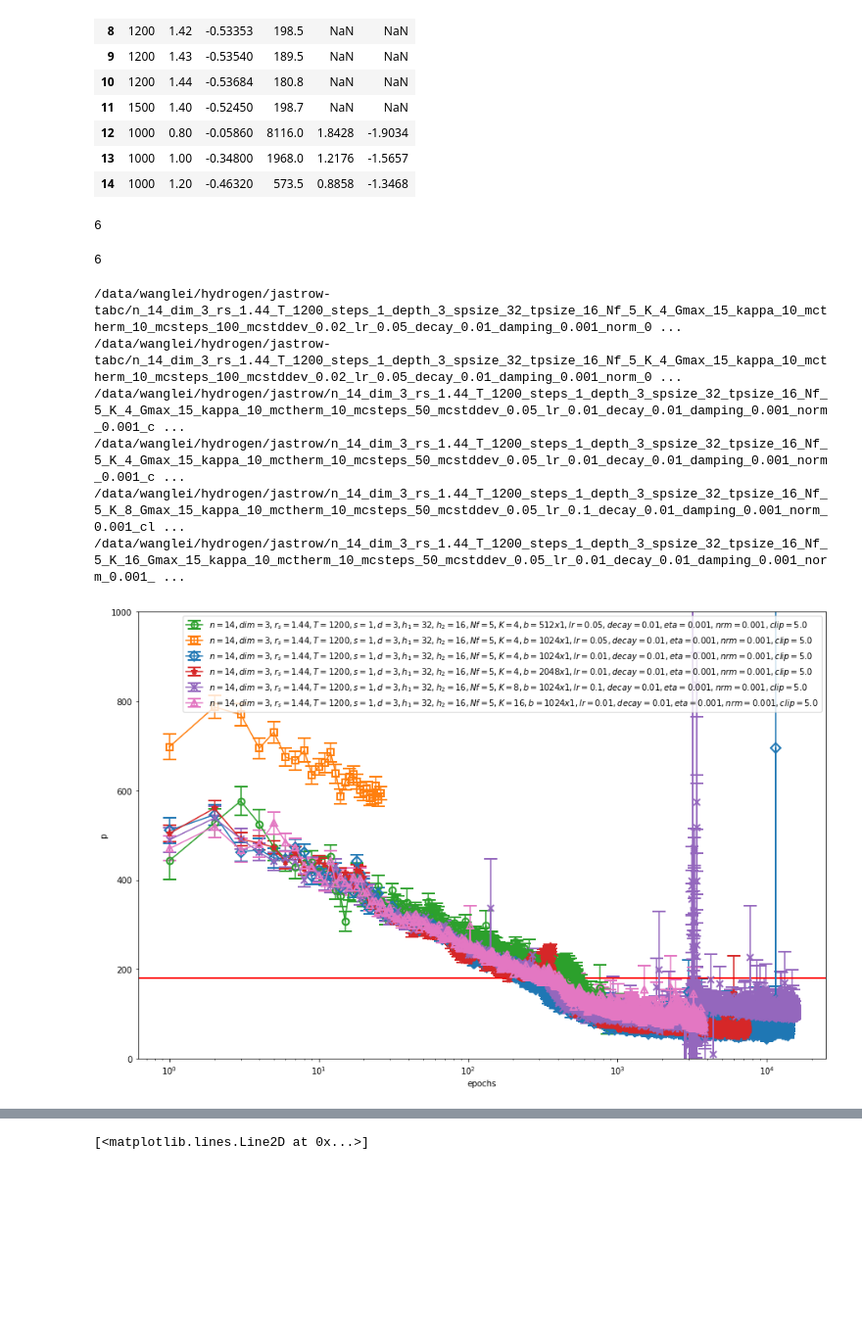
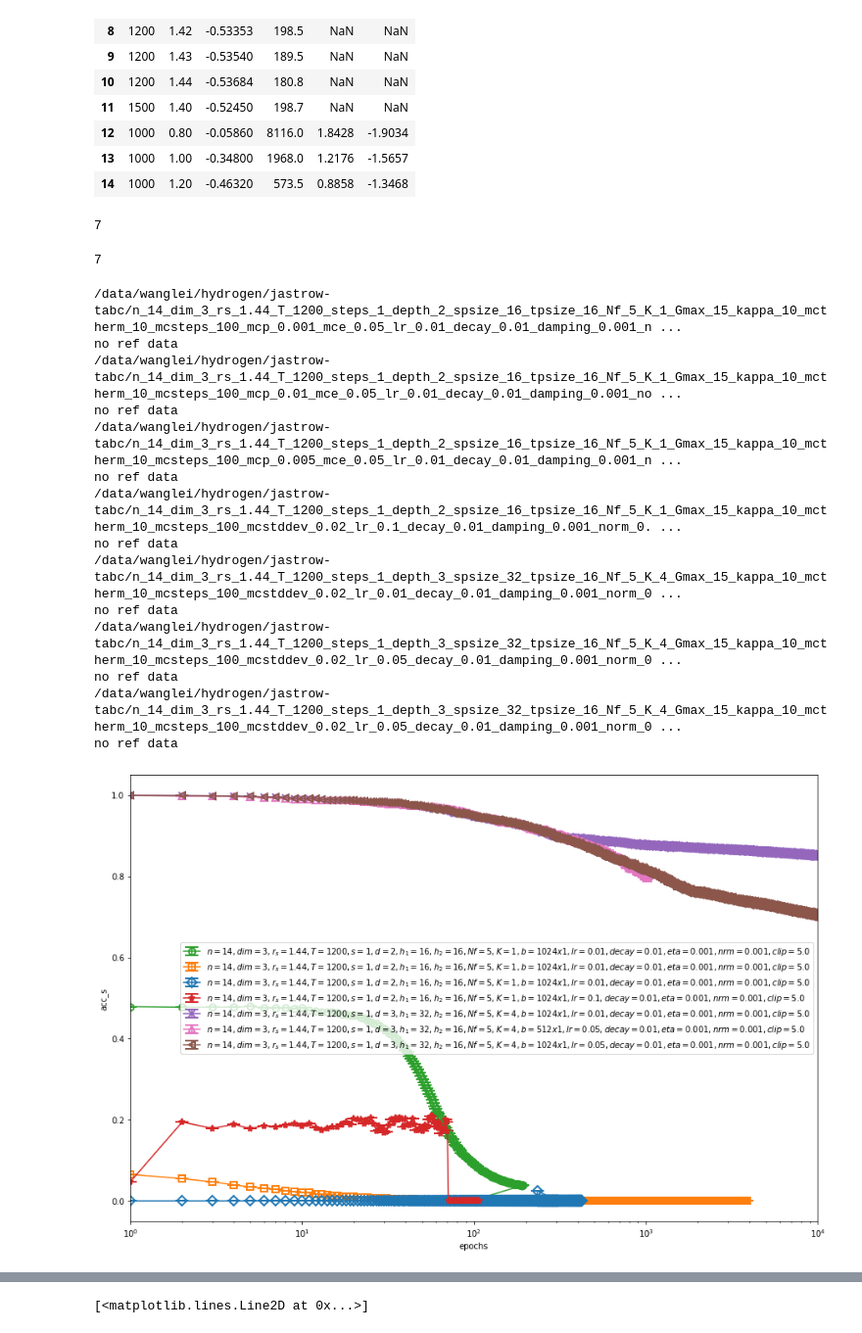
Before and after one commit to fermiflow/hydrogen, a Jupyter notebook: analysis/analysis.ipynb, the cells around one changed output, grey strips where cells are left out. Shown: that part at 98% size. Saved outputs shown, nothing was run; the diff lists cells and outputs as text; code cells hidden in the pictures; blank space fills up the shorter version.

```diff
--- a/analysis/analysis.ipynb
+++ b/analysis/analysis.ipynb
@@ -30,7 +30,7 @@ ref_df
 | 14 | 1000 | 1.20 | -0.46320 | 573.5 | 0.8858 | -1.3468 |
 # %%
 T, rs = 1200, 1.44
-nicknames = ['jastrow', 'jastrow-tabc'] #, #, 'atom-positive-alpha', ] #'atom-exp-alpha'] #, #, 'atom-equivariant'] # 'atom']
+nicknames = ['jastrow-tabc'] #, #, 'atom-positive-alpha', ] #'atom-exp-alpha'] #, #, 'atom-equivariant'] # 'atom']
 files = []
 for nickname in nicknames:
     files += glob("/data/wanglei/hydrogen/"+nickname+"/n_14*_dim_3_rs_%g*_T_%g_*depth_*spsize_*tpsize_*/data.txt"%(rs, T))
@@ -38,7 +38,7 @@ files = list(filter(lambda f: os.path.getsize(f)>100, files))
 files = natural_sort(files)
 len(files)
 # %% [output]
-6
+7
 # %%
 def cond(f):
     n, dim, rs, T, s, d, h1, h2, b, a, lr, decay, eta, maxnorm, Nf, clip, K = parse_filename(f)
@@ -46,9 +46,9 @@ def cond(f):
 files = list(filter(cond , files))
 len(files)
 # %% [output]
-6
+7
 # %%
-obs = 'p'
+obs = 'acc_s'
 
 markers = ['o', 's', 'D', '*', 'x', '^', '<', 'h', '>', 'd', 'X', 'v', 'h', '1']
 colors = ['C2', 'C1','C0', 'C3', 'C4', 'C6', 'C5', 'C7', 'C8', 'C9', 'C10', 'C11', 'C12', 'C13']
@@ -67,42 +67,50 @@ for f, marker, color in zip(files, markers, colors):
         yerr = np.sqrt(df['vpp_err'].values**2 + df['vep_err'].values**2 + df['vee_err'].values**2)
     elif obs == 'etot':
         y = df['e'].values + df['vpp'].values
         yerr = np.sqrt(df['e_err'].values**2 + df['vpp_err'].values**2)
     elif obs in ['acc_s', 'acc_x']:
         y = df[obs].values
         yerr = np.zeros_like(y)
     else:
         y, yerr = df[obs].values, df[obs+'_err'].values
 
     plt.errorbar(df['epoch'].values, y, yerr=yerr,
                  marker=marker, color=color,markerfacecolor='none',
                  markeredgewidth=2, ms=8, capsize=8, label=label)
 
     try:
         ref_value = ref_df.query('(T==%g) & (rs==%g)'%(T, rs))[obs].values[0]
         if obs in ['etot', 'k', 'vtot']: ref_value = 2*ref_value
         plt.axhline(y=ref_value, color='r')
 
     except KeyError or IndexError:
         print ('no ref data')
 
-    if obs == 'p': plt.ylim([0, 1000])
-    if obs in ['f', 'etot', 'e']: plt.ylim([-2, 2])
+    #if obs == 'p': plt.ylim([0, 1000])
+    #if obs in ['f', 'etot', 'e']: plt.ylim([-2, 3])
 
-plt.legend(loc='upper right')
+plt.legend(loc='best')
 plt.ylabel(obs)
 plt.xlabel('epochs')
-#plt.xlim([1, 2000])
+plt.xlim([1, 1e4])
 plt.xscale('log')
 #plt.ylim([-10, 10])
 # %% [output]
+/data/wanglei/hydrogen/jastrow-tabc/n_14_dim_3_rs_1.44_T_1200_steps_1_depth_2_spsize_16_tpsize_16_Nf_5_K_1_Gmax_15_kappa_10_mctherm_10_mcsteps_100_mcp_0.001_mce_0.05_lr_0.01_decay_0.01_damping_0.001_n ...
+no ref data
+/data/wanglei/hydrogen/jastrow-tabc/n_14_dim_3_rs_1.44_T_1200_steps_1_depth_2_spsize_16_tpsize_16_Nf_5_K_1_Gmax_15_kappa_10_mctherm_10_mcsteps_100_mcp_0.01_mce_0.05_lr_0.01_decay_0.01_damping_0.001_no ...
+no ref data
+/data/wanglei/hydrogen/jastrow-tabc/n_14_dim_3_rs_1.44_T_1200_steps_1_depth_2_spsize_16_tpsize_16_Nf_5_K_1_Gmax_15_kappa_10_mctherm_10_mcsteps_100_mcp_0.005_mce_0.05_lr_0.01_decay_0.01_damping_0.001_n ...
+no ref data
+/data/wanglei/hydrogen/jastrow-tabc/n_14_dim_3_rs_1.44_T_1200_steps_1_depth_2_spsize_16_tpsize_16_Nf_5_K_1_Gmax_15_kappa_10_mctherm_10_mcsteps_100_mcstddev_0.02_lr_0.1_decay_0.01_damping_0.001_norm_0. ...
+no ref data
+/data/wanglei/hydrogen/jastrow-tabc/n_14_dim_3_rs_1.44_T_1200_steps_1_depth_3_spsize_32_tpsize_16_Nf_5_K_4_Gmax_15_kappa_10_mctherm_10_mcsteps_100_mcstddev_0.02_lr_0.01_decay_0.01_damping_0.001_norm_0 ...
+no ref data
 /data/wanglei/hydrogen/jastrow-tabc/n_14_dim_3_rs_1.44_T_1200_steps_1_depth_3_spsize_32_tpsize_16_Nf_5_K_4_Gmax_15_kappa_10_mctherm_10_mcsteps_100_mcstddev_0.02_lr_0.05_decay_0.01_damping_0.001_norm_0 ...
+no ref data
 /data/wanglei/hydrogen/jastrow-tabc/n_14_dim_3_rs_1.44_T_1200_steps_1_depth_3_spsize_32_tpsize_16_Nf_5_K_4_Gmax_15_kappa_10_mctherm_10_mcsteps_100_mcstddev_0.02_lr_0.05_decay_0.01_damping_0.001_norm_0 ...
-/data/wanglei/hydrogen/jastrow/n_14_dim_3_rs_1.44_T_1200_steps_1_depth_3_spsize_32_tpsize_16_Nf_5_K_4_Gmax_15_kappa_10_mctherm_10_mcsteps_50_mcstddev_0.05_lr_0.01_decay_0.01_damping_0.001_norm_0.001_c ...
-/data/wanglei/hydrogen/jastrow/n_14_dim_3_rs_1.44_T_1200_steps_1_depth_3_spsize_32_tpsize_16_Nf_5_K_4_Gmax_15_kappa_10_mctherm_10_mcsteps_50_mcstddev_0.05_lr_0.01_decay_0.01_damping_0.001_norm_0.001_c ...
-/data/wanglei/hydrogen/jastrow/n_14_dim_3_rs_1.44_T_1200_steps_1_depth_3_spsize_32_tpsize_16_Nf_5_K_8_Gmax_15_kappa_10_mctherm_10_mcsteps_50_mcstddev_0.05_lr_0.1_decay_0.01_damping_0.001_norm_0.001_cl ...
-/data/wanglei/hydrogen/jastrow/n_14_dim_3_rs_1.44_T_1200_steps_1_depth_3_spsize_32_tpsize_16_Nf_5_K_16_Gmax_15_kappa_10_mctherm_10_mcsteps_50_mcstddev_0.05_lr_0.01_decay_0.01_damping_0.001_norm_0.001_ ...
+no ref data
-[figure, old version]
+[figure, new version]
 # %%
 import sys, os
 sys.path.append("/home/wanglei/hydrogen/src")
```
Also changed, not shown: parts of 2 cells of this notebook, 4 other files.
